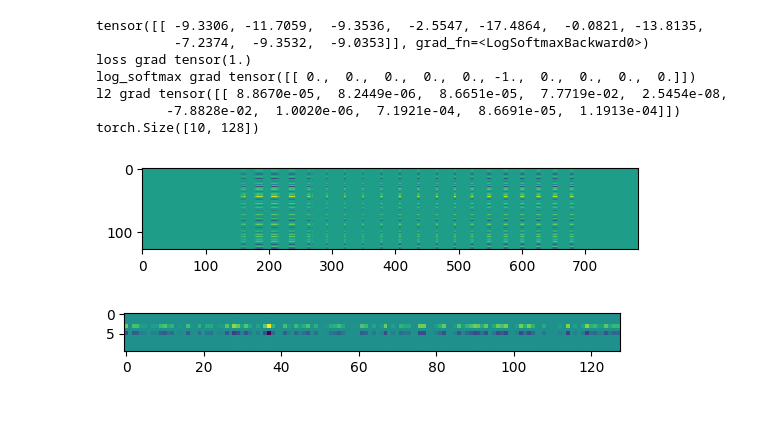
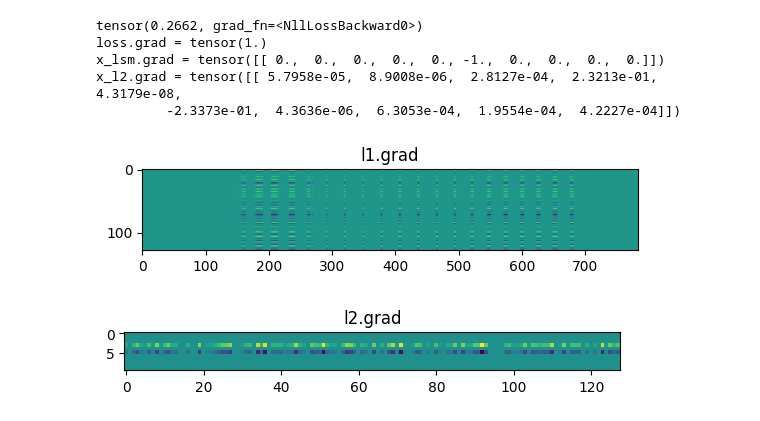
Before and after one commit to abrasumente233/smolgrad, a Jupyter notebook: mnist.ipynb, the cells around one changed output. Drawn from its saved outputs; the diff is of its cells as text; code cells hidden in the pictures.

```diff
--- a/mnist.ipynb
+++ b/mnist.ipynb
@@ -146,46 +153,48 @@ imshow(np.concatenate(X_bad.reshape((G, 28 * G, 28)), axis=1))
 # %%
 # backward, pytorch reference
+def torch_backward():
+    model.zero_grad()
 
-model.zero_grad()
+    # forward
+    x = tensor(X_train[0:1].reshape((-1, 28*28)))
+    x_l1 = model.l1(x)
+    x_relu = F.relu(x_l1)
+    x_l2 = model.l2(x_relu)
+    x_lsm = F.log_softmax(x_l2, dim=1)
+    loss = F.nll_loss(x_lsm, tensor(Y_train[0:1]))
+    print(loss)
 
-x = tensor(X_train[0:1].reshape((-1, 28*28)))
-ml1 = model.l1(x)
-mrelu = F.relu(ml1)
-ml2 = model.l2(mrelu)
-ml2.retain_grad()
-msoft = F.log_softmax(ml2, dim=1)
-out = msoft
+    x_l1.retain_grad()
+    x_relu.retain_grad()
+    x_l2.retain_grad()
+    x_lsm.retain_grad()
+    loss.retain_grad()
 
-print(out)
+    # backward
+    loss.backward()
 
-#out = model(tensor(X_train[0:1].reshape((-1, 28*28))))
-#out = smol_forword(tensor(X_train[0:1].reshape((-1, 28*28))))
-out.retain_grad()
+    print('loss.grad =', loss.grad)
+    print('x_lsm.grad =', x_lsm.grad)
+    print('x_l2.grad =', x_l2.grad)
+    #print('x_relu.grad =', x_relu.grad)
+    #print('x_l1.grad =', x_l1.grad)
 
-loss = F.nll_loss(out, tensor(Y_train[0:1]))
-loss.retain_grad()
-loss.backward()
+    plt.figure()
+    plt.title("l1.grad")
+    imshow(model.l1.weight.grad)
 
-print('loss grad', loss.grad)
-print('log_softmax grad', out.grad)
-print('l2 grad', ml2.grad)
+    plt.figure()
+    plt.title("l2.grad")
+    imshow(model.l2.weight.grad)
 
-plt.figure()
-imshow(model.l1.weight.grad)
-plt.figure()
-imshow(model.l2.weight.grad)
-model.l2.weight.grad
-
-print(model.l2.weight.shape)
+torch_backward()
 # %% [output]
-tensor([[ -9.3306, -11.7059,  -9.3536,  -2.5547, -17.4864,  -0.0821, -13.8135,
-          -7.2374,  -9.3532,  -9.0353]], grad_fn=<LogSoftmaxBackward0>)
-loss grad tensor(1.)
-log_softmax grad tensor([[ 0.,  0.,  0.,  0.,  0., -1.,  0.,  0.,  0.,  0.]])
-l2 grad tensor([[ 8.8670e-05,  8.2449e-06,  8.6651e-05,  7.7719e-02,  2.5454e-08,
-         -7.8828e-02,  1.0020e-06,  7.1921e-04,  8.6691e-05,  1.1913e-04]])
-torch.Size([10, 128])
+tensor(0.2662, grad_fn=<NllLossBackward0>)
+loss.grad = tensor(1.)
+x_lsm.grad = tensor([[ 0.,  0.,  0.,  0.,  0., -1.,  0.,  0.,  0.,  0.]])
+x_l2.grad = tensor([[ 5.7958e-05,  8.9008e-06,  2.8127e-04,  2.3213e-01,  4.3179e-08,
+         -2.3373e-01,  4.3636e-06,  6.3053e-04,  1.9554e-04,  4.2227e-04]])
-[figure, old version]
+[figure, new version]
-[figure, old version]
+[figure, new version]
 # %%
 # backward, ours
```
Also changed, not shown: parts of 10 cells of this notebook.
